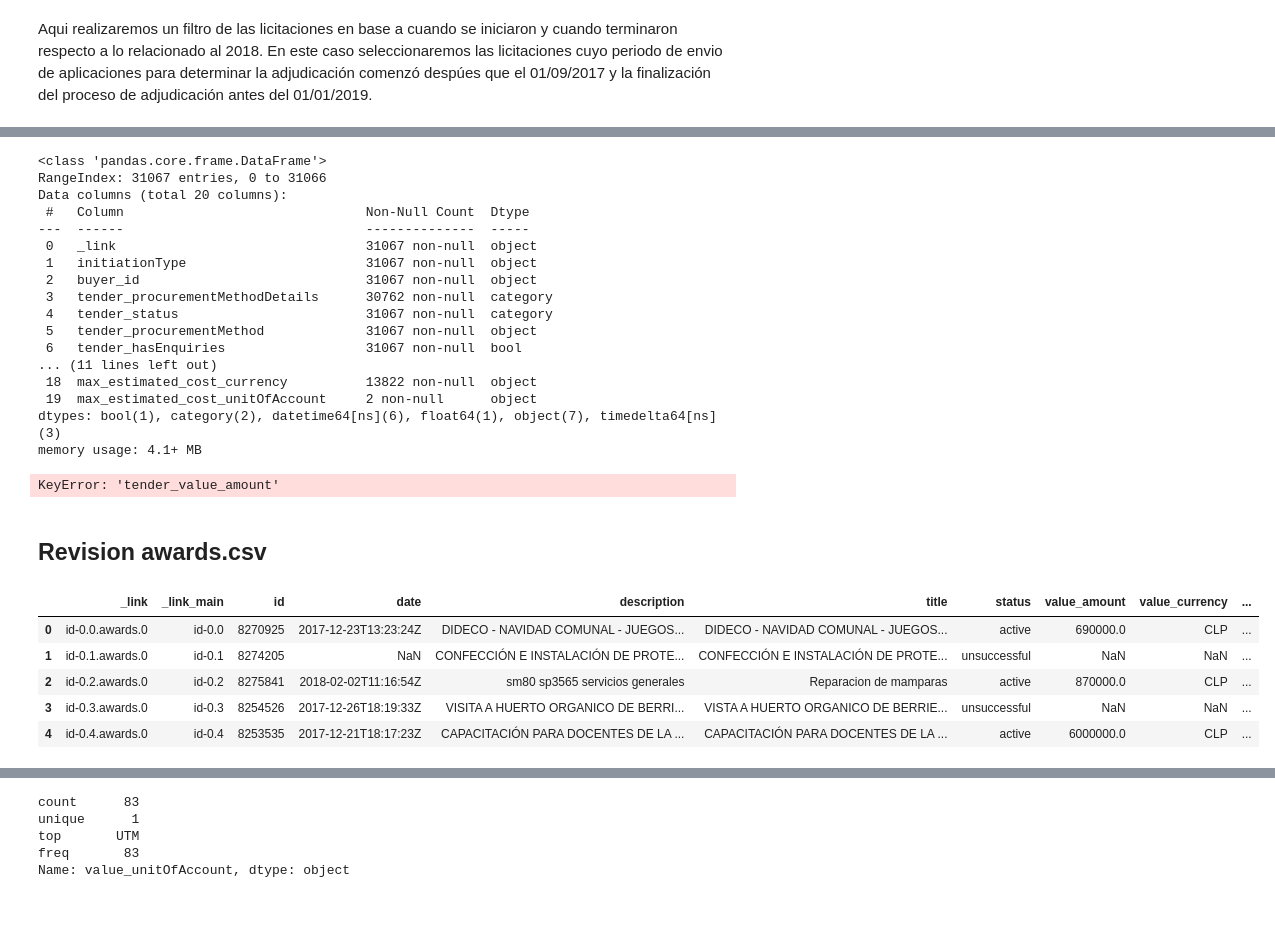
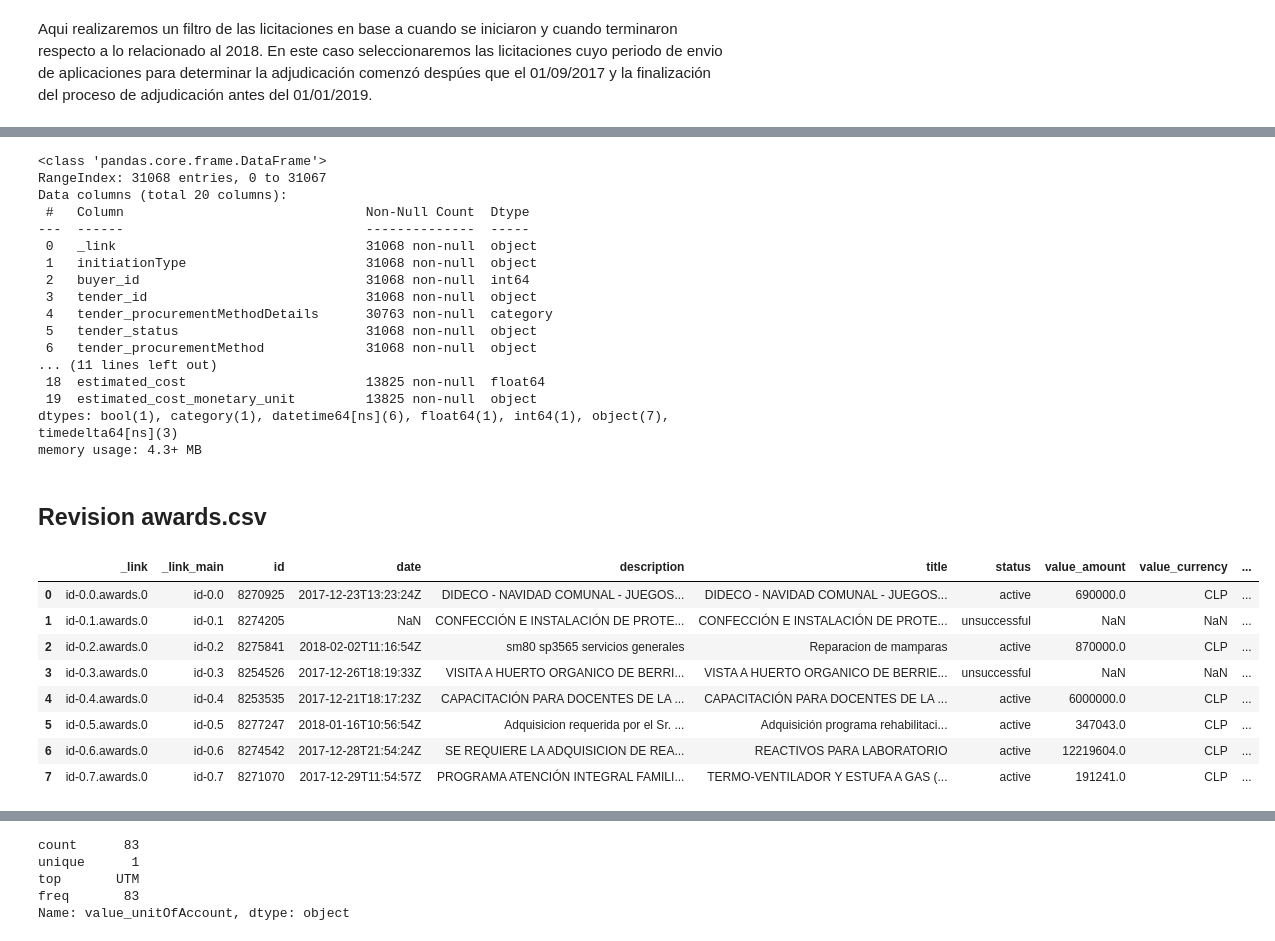
Before and after one commit to Camila-Rojas-05/Proyecto-IMT-2200-1-Grupo-14, a Jupyter notebook: Datos y trabajo con muestras/Revision_limpieza_2018.ipynb, the cells around one changed output, grey strips where cells are left out. Saved outputs shown, nothing was run; the diff lists cells and outputs as text; code cells hidden in the pictures; blank space fills up the shorter version.

```diff
--- a/Datos y trabajo con muestras/Revision_limpieza_2018.ipynb
+++ b/Datos y trabajo con muestras/Revision_limpieza_2018.ipynb
@@ -178,24 +209,21 @@ df_filtrado.rename(columns={"tender_value_amount":"max_estimated_cost", "tender_
 # %%
+df_filtrado.drop(columns=["estimated_cost_currency","estimated_cost_unitOfAccount"],inplace=True)
 df_filtrado.info()
 # %% [output]
 <class 'pandas.core.frame.DataFrame'>
-RangeIndex: 31067 entries, 0 to 31066
+RangeIndex: 31068 entries, 0 to 31067
 Data columns (total 20 columns):
  #   Column                               Non-Null Count  Dtype
 ---  ------                               --------------  -----
- 0   _link                                31067 non-null  object
- 1   initiationType                       31067 non-null  object
- 2   buyer_id                             31067 non-null  object
- 3   tender_procurementMethodDetails      30762 non-null  category
- 4   tender_status                        31067 non-null  category
- 5   tender_procurementMethod             31067 non-null  object
- 6   tender_hasEnquiries                  31067 non-null  bool
+ 0   _link                                31068 non-null  object
+ 1   initiationType                       31068 non-null  object
+ 2   buyer_id                             31068 non-null  int64
+ 3   tender_id                            31068 non-null  object
+ 4   tender_procurementMethodDetails      30763 non-null  category
+ 5   tender_status                        31068 non-null  object
+ 6   tender_procurementMethod             31068 non-null  object
 ... (11 lines left out)
- 18  max_estimated_cost_currency          13822 non-null  object
- 19  max_estimated_cost_unitOfAccount     2 non-null      object
-dtypes: bool(1), category(2), datetime64[ns](6), float64(1), object(7), timedelta64[ns](3)
-memory usage: 4.1+ MB
+ 18  estimated_cost                       13825 non-null  float64
+ 19  estimated_cost_monetary_unit         13825 non-null  object
+dtypes: bool(1), category(1), datetime64[ns](6), float64(1), int64(1), object(7), timedelta64[ns](3)
+memory usage: 4.3+ MB
-# %%
-df_filtrado.loc[df_filtrado["tender_value_amount"].isna()].info()
-# %% [output]
-KeyError: 'tender_value_amount'
@@ -210,13 +231,16 @@ def crear_unit_value_monetary_unit(indice:int, comparador=np.nan) -> str:
 ## Revision awards.csv
 # %%
 camino = path.join("Chile","2018","awards.csv")
-df_awards = pd.read_csv(camino, delimiter=",")
+df_awards = pd.read_csv(camino, sep=",")
 # %%
-df_awards.head()
+df_awards.head(8)
 # %% [output]
 |  | _link | _link_main | id | date | description | title | status | value_amount | value_currency | ... |
 | 0 | id-0.0.awards.0 | id-0.0 | 8270925 | 2017-12-23T13:23:24Z | DIDECO - NAVIDAD COMUNAL - JUEGOS... | DIDECO - NAVIDAD COMUNAL - JUEGOS... | active | 690000.0 | CLP | ... |
 | 1 | id-0.1.awards.0 | id-0.1 | 8274205 | NaN | CONFECCIÓN E INSTALACIÓN DE PROTE... | CONFECCIÓN E INSTALACIÓN DE PROTE... | unsuccessful | NaN | NaN | ... |
 | 2 | id-0.2.awards.0 | id-0.2 | 8275841 | 2018-02-02T11:16:54Z | sm80 sp3565 servicios generales | Reparacion de mamparas | active | 870000.0 | CLP | ... |
 | 3 | id-0.3.awards.0 | id-0.3 | 8254526 | 2017-12-26T18:19:33Z | VISITA A HUERTO ORGANICO DE BERRI... | VISTA A HUERTO ORGANICO DE BERRIE... | unsuccessful | NaN | NaN | ... |
 | 4 | id-0.4.awards.0 | id-0.4 | 8253535 | 2017-12-21T18:17:23Z | CAPACITACIÓN PARA DOCENTES DE LA ... | CAPACITACIÓN PARA DOCENTES DE LA ... | active | 6000000.0 | CLP | ... |
+| 5 | id-0.5.awards.0 | id-0.5 | 8277247 | 2018-01-16T10:56:54Z | Adquisicion requerida por el Sr. ... | Adquisición programa rehabilitaci... | active | 347043.0 | CLP | ... |
+| 6 | id-0.6.awards.0 | id-0.6 | 8274542 | 2017-12-28T21:54:24Z | SE REQUIERE LA ADQUISICION DE REA... | REACTIVOS PARA LABORATORIO | active | 12219604.0 | CLP | ... |
+| 7 | id-0.7.awards.0 | id-0.7 | 8271070 | 2017-12-29T11:54:57Z | PROGRAMA ATENCIÓN INTEGRAL FAMILI... | TERMO-VENTILADOR Y ESTUFA A GAS (... | active | 191241.0 | CLP | ... |
```
Also changed, not shown: parts of 155 cells of this notebook, 2 other files.
